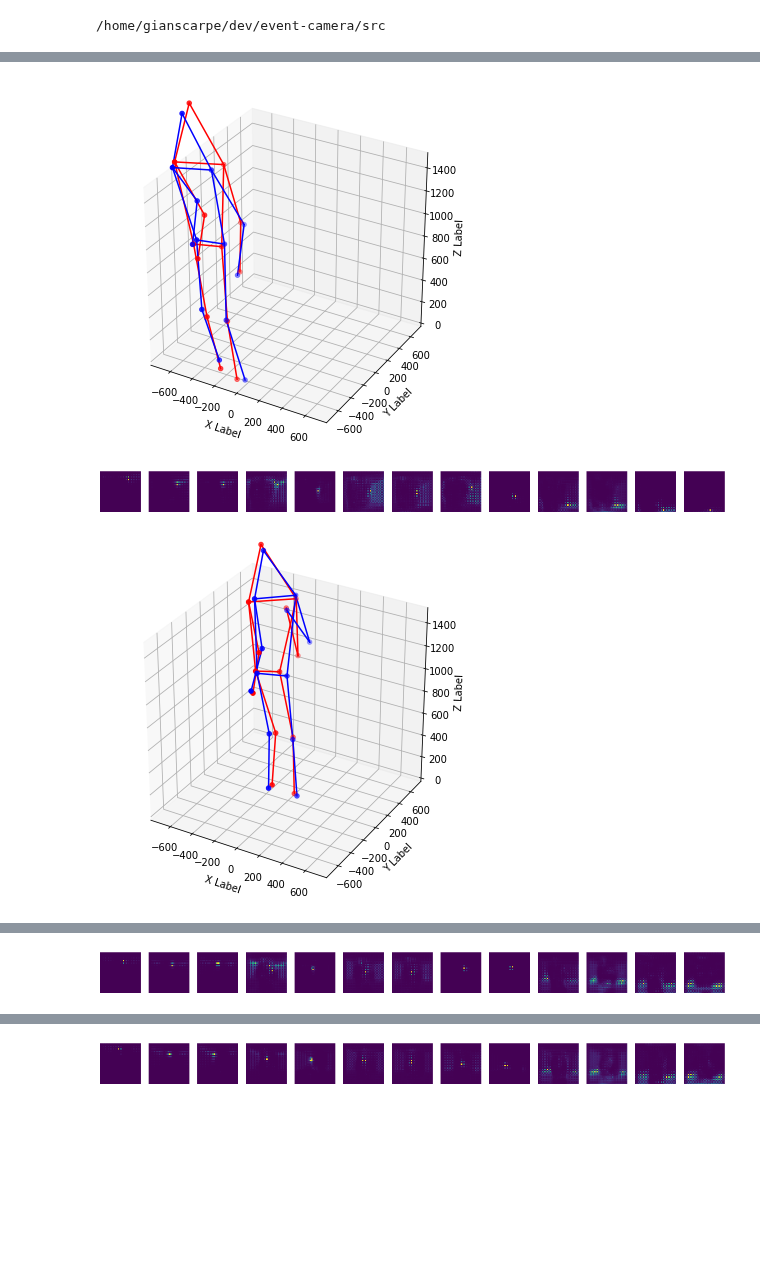
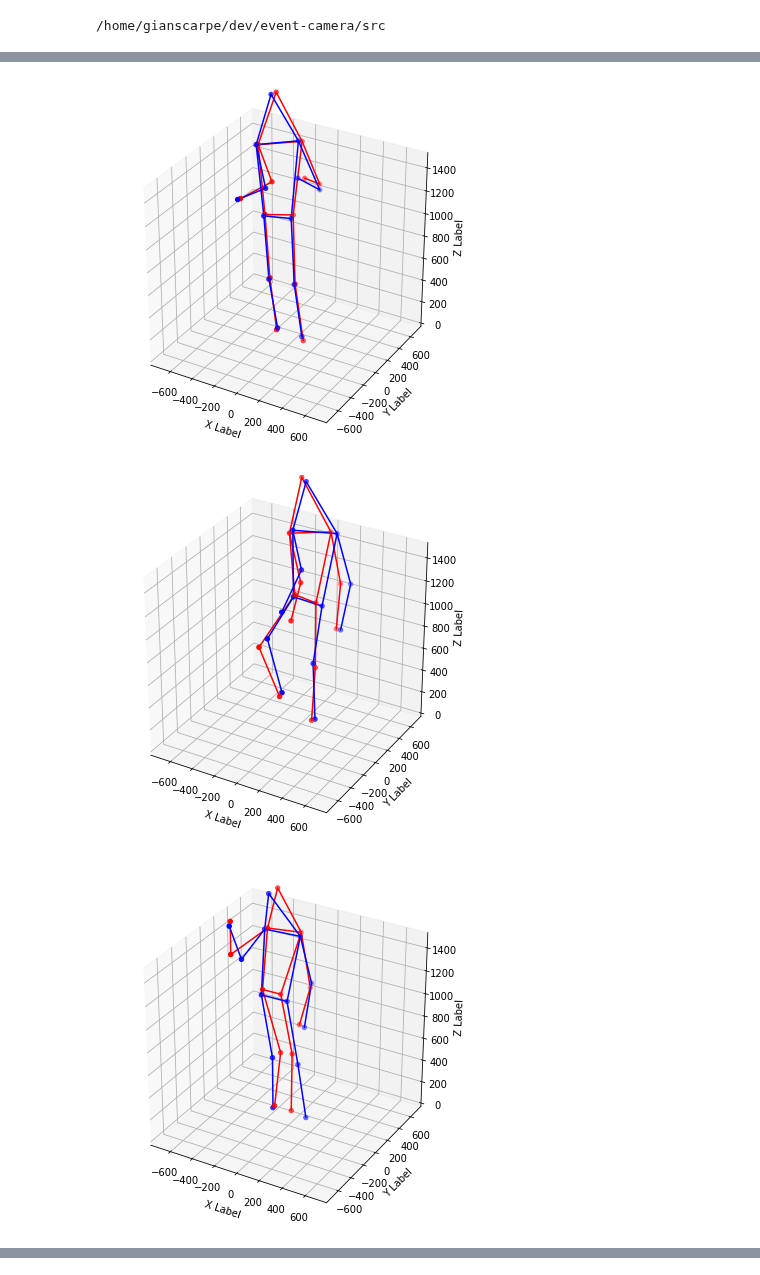
Before and after one commit to gianscarpe/event-based-monocular-hpe, a Jupyter notebook: src/notebooks/margipose.ipynb, the cells around one changed output, grey strips where cells are left out. Cells and saved outputs as stored; diff of their text form; code cells hidden in the pictures; blank space fills up the shorter version.

```diff
--- a/src/notebooks/margipose.ipynb
+++ b/src/notebooks/margipose.ipynb
@@ -64,0 +48,3 @@ exp_Adam_0.0003_no_aug_06-15-11-56/
+# %%
+exps = sorted(glob.glob(os.path.join(exp_dir,'exp*')))
+print(list(exps))
@@ -94,9 +70,4 @@ with torch.no_grad():
 homedir = '/data/dhp19'
 P_mat_dir = os.path.join(homedir, 'P_matrices/')
 P_mat_cam3 = np.load(os.path.join(P_mat_dir,'P2.npy'))
-K, R, t = decompose_projection_matrix(P_mat_cam3)
-M = np.concatenate([R, np.expand_dims(t, 1)], axis=1)
+M,_ = decompose_projection_matrix(P_mat_cam3)
-# %%
-from importlib import reload
-import experimenting.utils.cv_helpers as utils
-utils = reload(utils)
@@ -118,0 +74,26 @@ plot_heatmap(preds[2][-1][frame])
+# %%
+idx = 0
+
+y_sample = np.load(d.labels[d.x_indexes[0]])
+x_sample, _ = d[idx]
+
+with torch.no_grad():
+    preds = model(x_sample.unsqueeze(0))
+
+#plt.imshow(x_sample.squeeze())
+# HM gt
+print("XY GT")
+hms = utils.get_heatmap(y_sample['joints'].swapaxes(1, 0), y_sample['mask'], 256, 256, 13)
+plot_heatmap(hms.swapaxes(-1, 0))
+
+# XY
+print("PRED XY")
+plot_heatmap(preds[0][-1][0])
+
+# ZY
+print("PRED ZY")
+plot_heatmap(preds[1][-1][0])
+
+# XZ
+print("PRED XZ")
+plot_heatmap(preds[2][-1][0])
@@ -119,12 +109,16 @@ plot_heatmap(preds[2][-1][frame])
 # %%
+with torch.no_grad():
+    preds = model(x.cpu())
+    normalized_skeletons = model.predict3d(preds)
+
 for i in range(4):
     camera = y['camera'][i]
     gt_skeleton = y['skeleton'][i].numpy().swapaxes(1, 0)
     pred_skeleton = normalized_skeletons[i].narrow(-1, 0, 3)
-    pred_skeleton = denormalize_predict(pred_skeleton,
+    pred_skeleton = utils.denormalize_predict(pred_skeleton,
                                         256, 256, camera)
     utils.plot_skeleton_3d(gt_skeleton, pred_skeleton, M)
 # %% [output]
-[figure, old version]
+[figure, new version]
-[figure, old version]
+[figure, new version]
-[figure, old version]
+[figure, new version]
@@ -133 +125,0 @@ for i in range(4):
-[figure, removed]
@@ -135 +125,0 @@ for i in range(4):
-[figure, removed]
```
Also changed, not shown: parts of 24 cells of this notebook, 17 other files.
